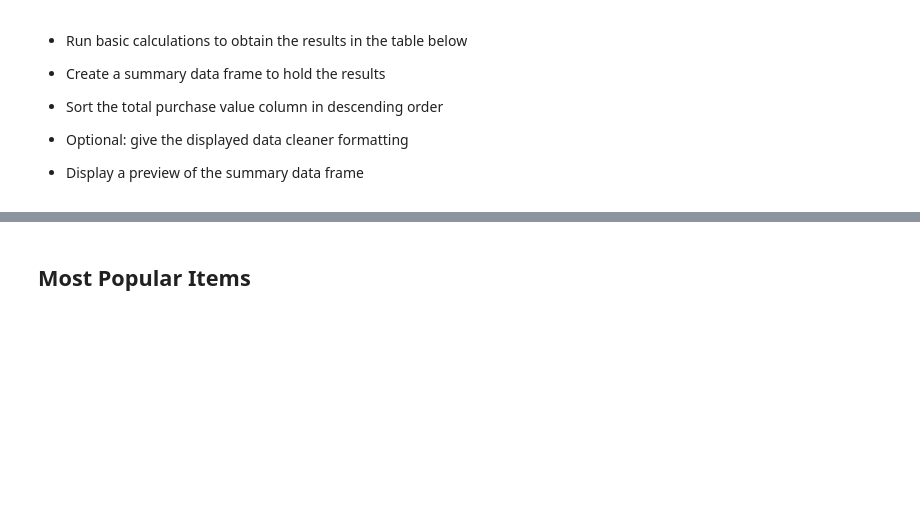
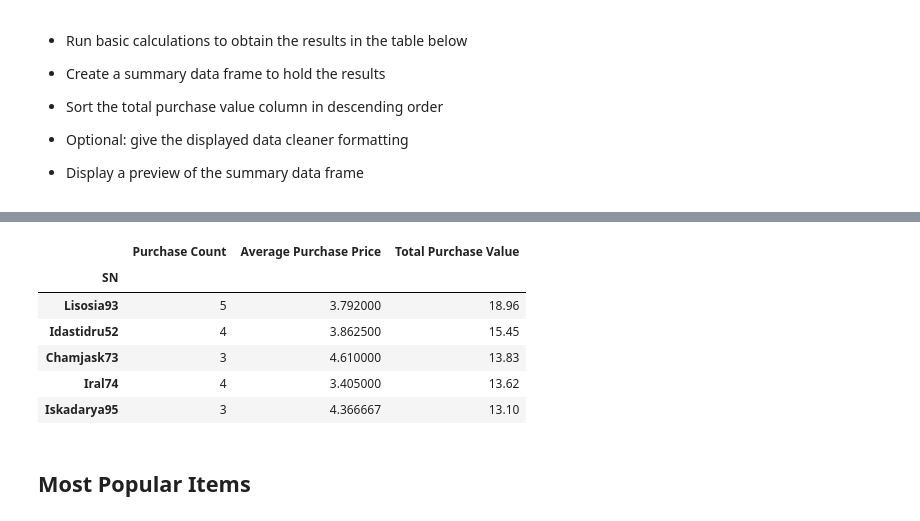
Before and after one commit to george-simon/pandas-challenge, a Jupyter notebook: HeroesOfPymoli/HeroesOfPymoli_starter.ipynb, the cells around one changed output, grey strips where cells are left out. Saved outputs shown, nothing was run; the diff lists cells and outputs as text; code cells hidden in the pictures; blank space fills up the shorter version.

```diff
--- a/HeroesOfPymoli/HeroesOfPymoli_starter.ipynb
+++ b/HeroesOfPymoli/HeroesOfPymoli_starter.ipynb
@@ -250,3 +317,35 @@ analysis_gender
+# %%
+#Purchase Count -> groupby SN> Purchase ID.count()
+top_purchase_count = purchase_data.groupby("SN").count()["Purchase ID"]
+
+
+# # #Average Purchase Price -> groupby SN > Price.mean()
+top_avg_purchase_price = purchase_data.groupby("SN").mean()["Price"]
+
+
+# # #Total Purchase Value -> groupby SN > Price.sum() > Sort Descending order
+top_total_purchase = purchase_data.groupby("SN").sum()["Price"]
+
+# # #summary draft
+top_spender_summary = pd.DataFrame({"Purchase Count": top_purchase_count, "Average Purchase Price": top_avg_purchase_price, \
+                             "Total Purchase Value" : top_total_purchase })
+
+# #format dollars
+# top_spender_summary["Average Purchase Price"] = top_spender_summary["Average Purchase Price"].astype(float).map("${:.2f}".format)
+# top_spender_summary["Total Purchase Value"] = top_spender_summary["Total Purchase Value"].astype(float).map("${:.2f}".format)
+# %%
+#Top 5 Purchase Values Displayed
+#resource: https://stackoverflow.com/questions/42613581/why-does-my-pandas-dataframe-not-display-new-order-using-sort-values
+top_spender_summary.sort_values(["Total Purchase Value"], ascending = False, inplace=True)
+top_spender_summary.head(5)
+# %% [output]
+|  | Purchase Count | Average Purchase Price | Total Purchase Value |
+| SN |  |  |  |
+| Lisosia93 | 5 | 3.792000 | 18.96 |
+| Idastidru52 | 4 | 3.862500 | 15.45 |
+| Chamjask73 | 3 | 4.610000 | 13.83 |
+| Iral74 | 4 | 3.405000 | 13.62 |
+| Iskadarya95 | 3 | 4.366667 | 13.10 |
 # %% [markdown]
 ## Most Popular Items
 # %% [markdown]
```
Also changed, not shown: parts of 20 cells of this notebook.
